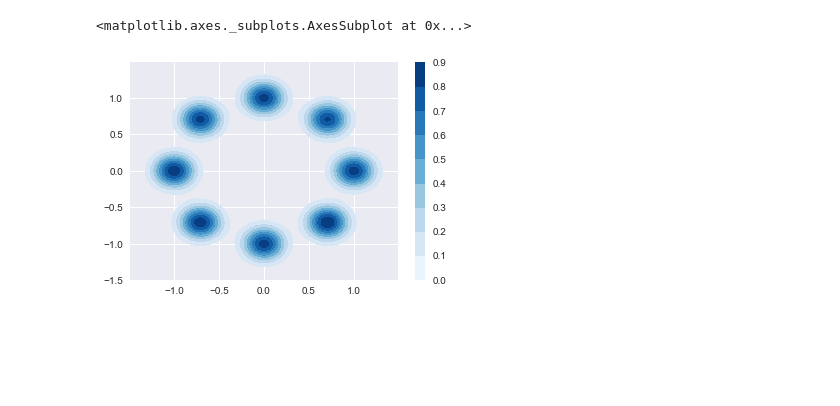
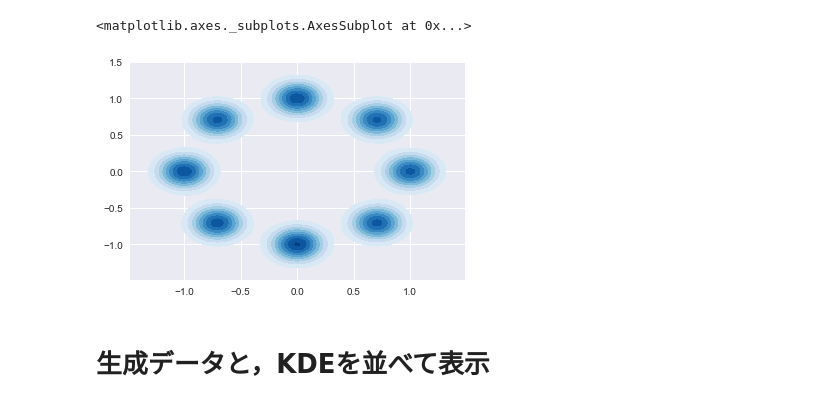
Before and after one commit to haru-256/toy_problem_GMM.chainer, a Jupyter notebook: plot_gmm.ipynb, the cells around one changed output. Saved outputs shown, nothing was run; the diff lists cells and outputs as text; code cells hidden in the pictures; blank space fills up the shorter version.

```diff
--- a/plot_gmm.ipynb
+++ b/plot_gmm.ipynb
@@ -4,6 +4,7 @@ import seaborn as sns
 import pandas as pd
 from sklearn import datasets
 import matplotlib.pyplot as plt
+sns.set()
 # %%
 import math
 def gaussian_mixture_circle(datasize, num_cluster=8, scale=1, std=1):
@@ -47,7 +37,7 @@ plt.scatter(data[:, 0], data[:, 1])
 # %%
 data = gaussian_mixture_circle(10000, std=0.01, scale=1)
 sns.kdeplot(data=data[:, 0], data2=data[:,1],
-            shade=True, cbar=True, cmap="Blues", shade_lowest=False)
+            shade=True, cmap="Blues", shade_lowest=False)
 # %% [output]
 <matplotlib.axes._subplots.AxesSubplot at 0x...>
-[figure, old version]
+[figure, new version]
@@ -55,0 +44,2 @@ sns.jointplot()
+# %% [markdown]
+# 生成データと，KDEを並べて表示
```
Also changed, not shown: parts of 5 cells of this notebook, 4 other files.
